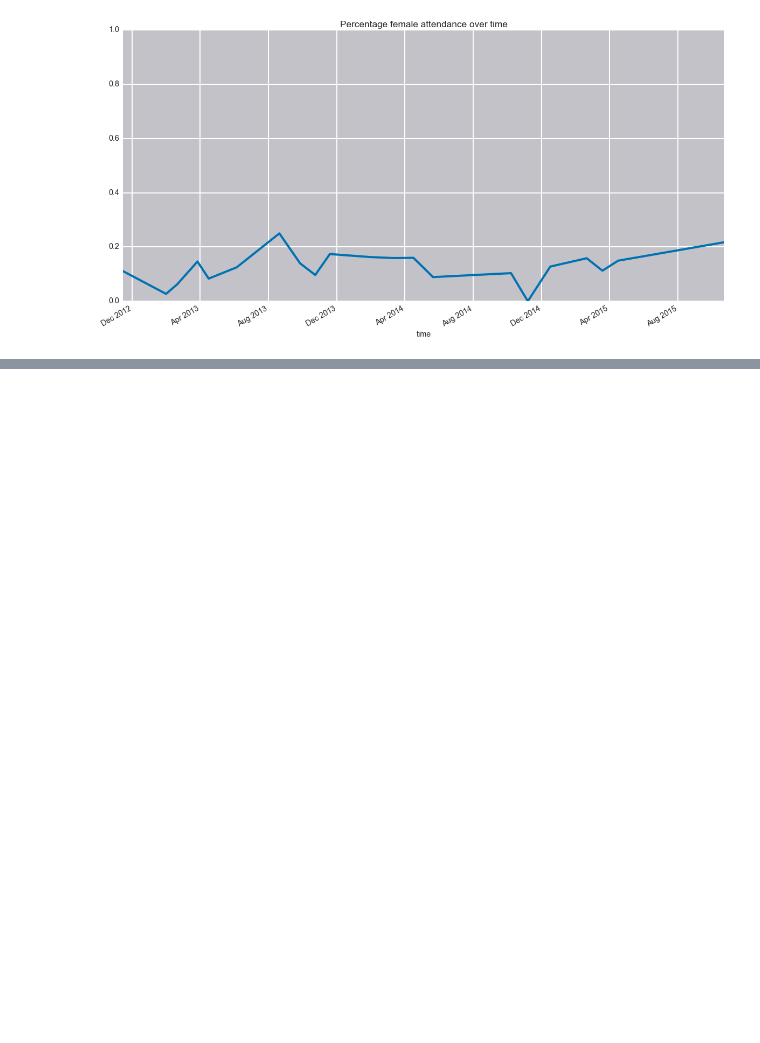
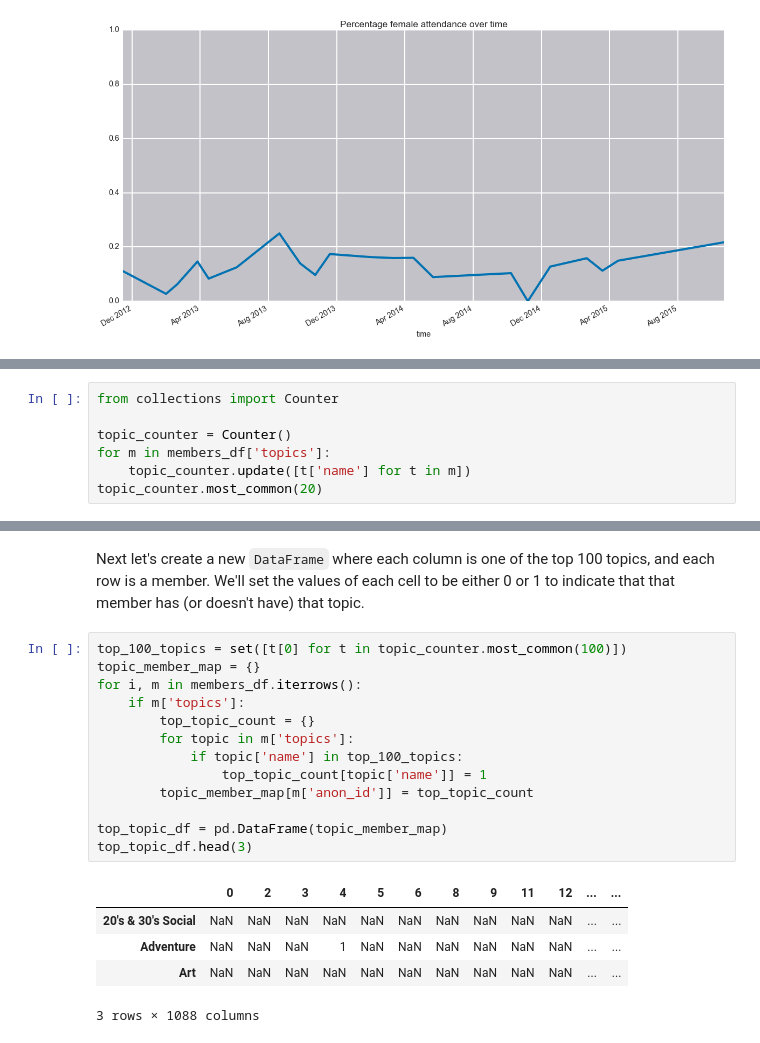
Before and after one commit to starlight7719/daa_philly_2015, a Jupyter notebook: DataPhilly_Analysis.ipynb, the cells around one changed output, grey strips where cells are left out. Drawn from its saved outputs; the diff is of its cells as text; blank space fills up the shorter version.

```diff
--- a/DataPhilly_Analysis.ipynb
+++ b/DataPhilly_Analysis.ipynb
@@ -469,0 +496,7 @@ female_ratio.plot(title='Percentage female attendance over time', ylim=(0.0, 1.0
+# %%
+from collections import Counter
+
+topic_counter = Counter()
+for m in members_df['topics']:
+    topic_counter.update([t['name'] for t in m])
+topic_counter.most_common(20)
@@ -469,0 +524,21 @@ female_ratio.plot(title='Percentage female attendance over time', ylim=(0.0, 1.0
+# %% [markdown]
+Next let's create a new ``DataFrame`` where each column is one of the top 100 topics, and each row is a member. We'll set the values of each cell to be either 0 or 1 to indicate that that member has (or doesn't have) that topic.
+# %%
+top_100_topics = set([t[0] for t in topic_counter.most_common(100)])
+topic_member_map = {}
+for i, m in members_df.iterrows():
+    if m['topics']:
+        top_topic_count = {}
+        for topic in m['topics']:
+            if topic['name'] in top_100_topics:
+                top_topic_count[topic['name']] = 1
+        topic_member_map[m['anon_id']] = top_topic_count
+
+top_topic_df = pd.DataFrame(topic_member_map)
+top_topic_df.head(3)
+# %% [output]
+|  | 0 | 2 | 3 | 4 | 5 | 6 | 8 | 9 | 11 | 12 | ... | ... |
+| 20's & 30's Social | NaN | NaN | NaN | NaN | NaN | NaN | NaN | NaN | NaN | NaN | ... | ... |
+| Adventure | NaN | NaN | NaN | 1 | NaN | NaN | NaN | NaN | NaN | NaN | ... | ... |
+| Art | NaN | NaN | NaN | NaN | NaN | NaN | NaN | NaN | NaN | NaN | ... | ... |
+3 rows × 1088 columns
```
Also changed, not shown: parts of 18 cells of this notebook, 2 other files.
